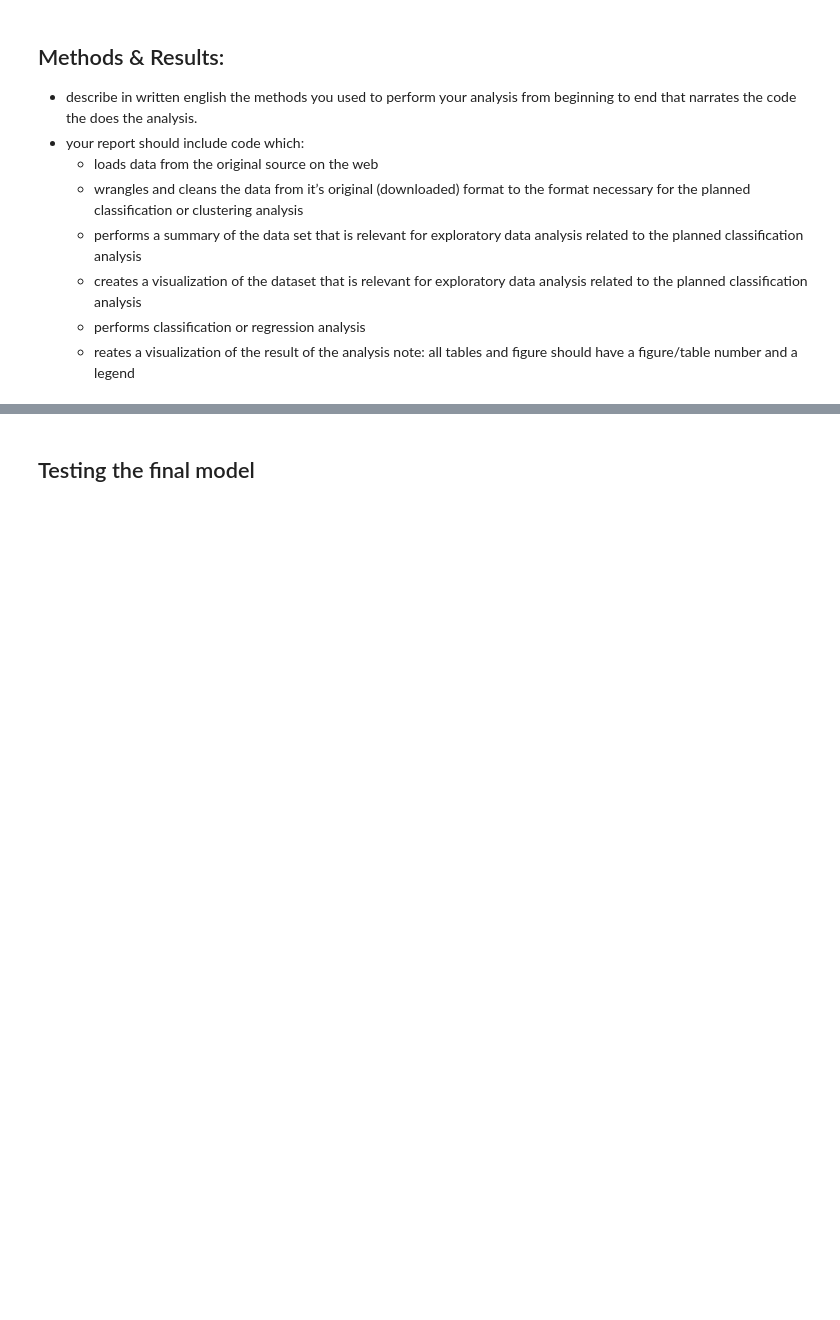
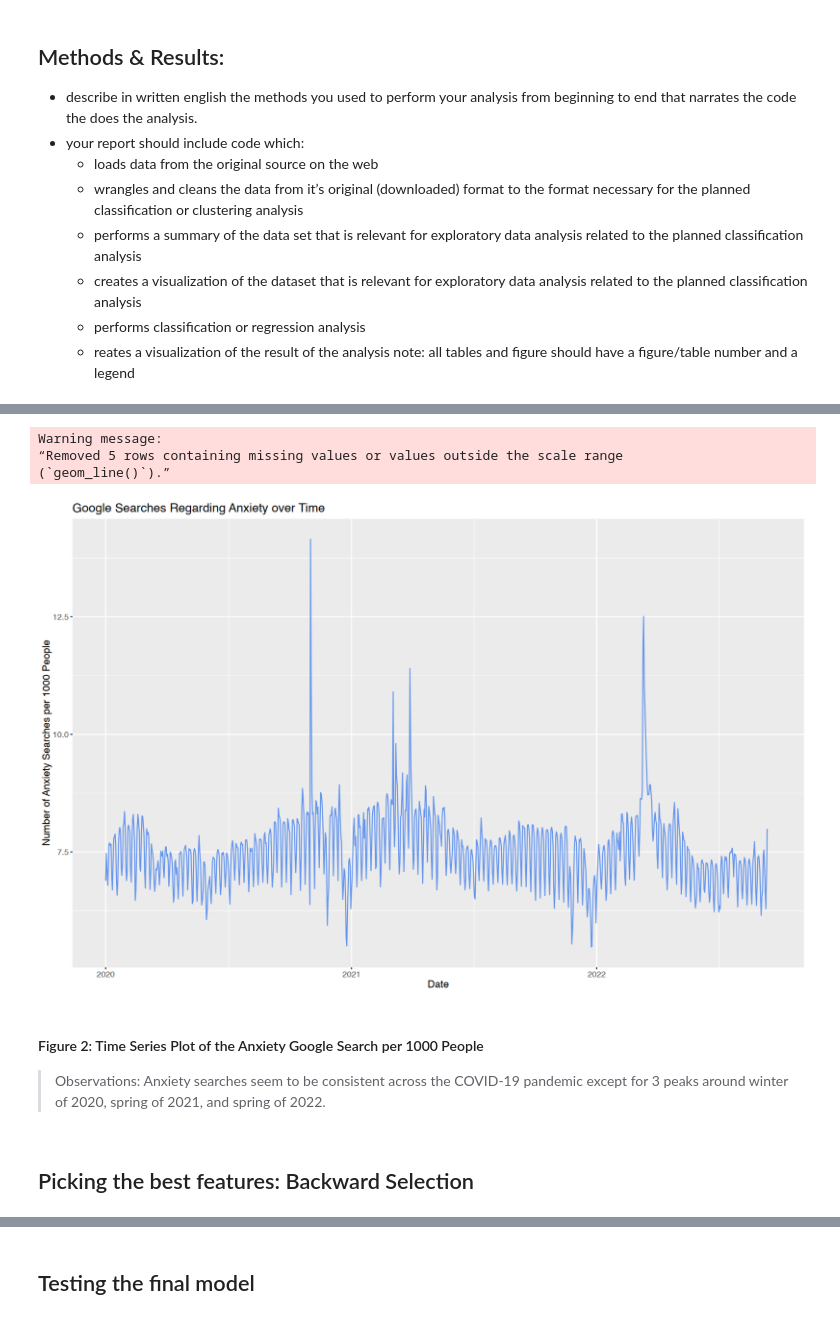
Before and after one commit to DSCI-310-2025/dsci-310-group-14, a Jupyter notebook: covid_analysis.ipynb, the cells around one changed output, grey strips where cells are left out. Cells and saved outputs as stored; diff of their text form; code cells hidden in the pictures; blank space fills up the shorter version.

```diff
--- a/covid_analysis.ipynb
+++ b/covid_analysis.ipynb
@@ -219,0 +163,24 @@ tidy(final_model)
+# %%
+options(repr.plot.width = 14, repr.plot.height = 9)
+
+
+anxiety_time_plot <- ggplot(us_covid, aes(y = search_trends_anxiety, x = date)) +
+                      geom_line(color = "cornflower blue")+
+                      labs(title = "Google Searches Regarding Anxiety over Time",
+                           x = "Date",
+                           y = "Number of Anxiety Searches per 1000 People") +
+                        theme(text = element_text(size = 13))
+
+
+anxiety_time_plot
+# %% [output]
+Warning message:
+“Removed 5 rows containing missing values or values outside the scale range
+(`geom_line()`).”
+[figure, added]
+# %% [markdown]
+<h4>Figure 2: Time Series Plot of the Anxiety Google Search per 1000 People </h4>
+
+> Observations: Anxiety searches seem to be consistent across the COVID-19 pandemic except for 3 peaks around winter of 2020, spring of 2021, and spring of 2022.
+# %% [markdown]
+<h2>Picking the best features: Backward Selection </h2>
```
Also changed, not shown: parts of 43 cells of this notebook.
